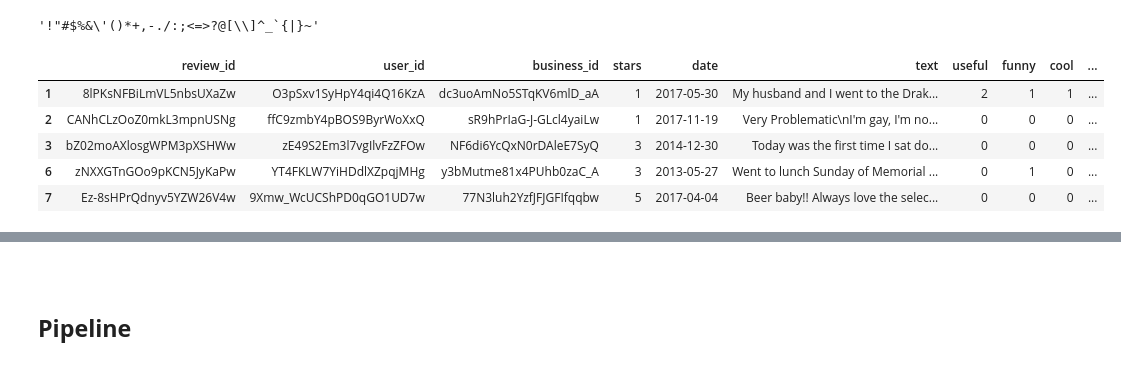
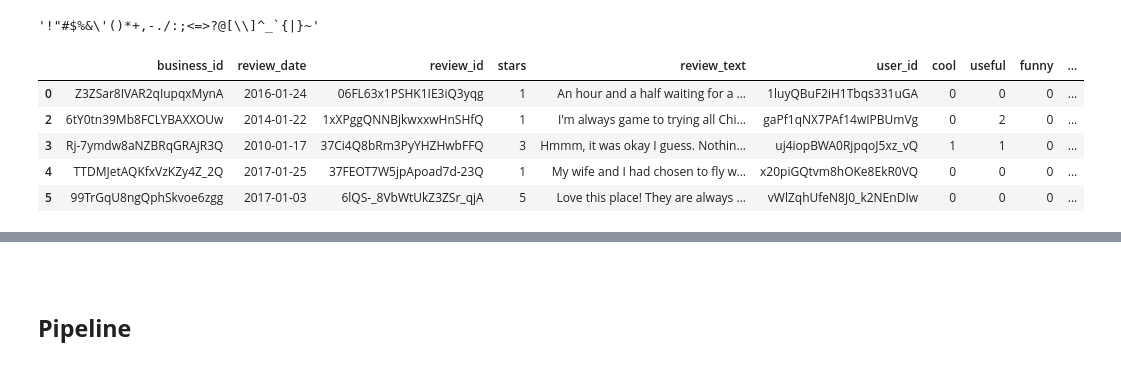
Before and after one commit to karenbennis/Xy, a Jupyter notebook: ml_model_1_3_5_stars_classification.ipynb, the cells around one changed output, grey strips where cells are left out. Saved outputs shown, nothing was run; the diff lists cells and outputs as text; code cells hidden in the pictures.

```diff
--- a/ml_model_1_3_5_stars_classification.ipynb
+++ b/ml_model_1_3_5_stars_classification.ipynb
@@ -97,0 +144,7 @@ pandas_df.head()
+# %%
+# Join review_df2 and business_df2
+review_df2 = review_df2.join(business_df2, on="review_id", how="inner")
+# %%
+# Join review_df2 and user_df2
+review_df2 = review_df2.join(user_df2, on="review_id", how="inner")
+review_df2.show(5)
@@ -97,0 +162,6 @@ pandas_df.head()
+# %%
+# Create DF with selected columns
+
+col_list = ['business_id', 'review_date', 'review_id', 'stars', 'review_text', 'user_id', 'cool', 'useful', 'funny']
+df = review_df2.select(col_list)
+df.show(5)
@@ -97,0 +179,6 @@ pandas_df.head()
+# %%
+import pandas as pd
+
+# Convert df to a pandas df
+pandas_df = df.select('*').toPandas()
+pandas_df.head()
@@ -120,21 +214,21 @@ string.punctuation
 # %%
 # Function to remove Punctuation
 def remove_punct(text):
 
   # Discard all punctuations
   text_nopunct = ''.join([char for char in text if char not in string.punctuation])
   return text_nopunct
 
-pandas_df['body_text_clean'] = pandas_df['text'].apply(lambda x: remove_punct(x))
+pandas_df['body_text_clean'] = pandas_df['review_text'].apply(lambda x: remove_punct(x))
 
 pandas_df.head()
 # %% [output]
-|  | review_id | user_id | business_id | stars | date | text | useful | funny | cool | ... |
-| 1 | 8lPKsNFBiLmVL5nbsUXaZw | O3pSxv1SyHpY4qi4Q16KzA | dc3uoAmNo5STqKV6mlD_aA | 1 | 2017-05-30 | My husband and I went to the Drak... | 2 | 1 | 1 | ... |
-| 2 | CANhCLzOoZ0mkL3mpnUSNg | ffC9zmbY4pBOS9ByrWoXxQ | sR9hPrIaG-J-GLcl4yaiLw | 1 | 2017-11-19 | Very Problematic\nI'm gay, I'm no... | 0 | 0 | 0 | ... |
-| 3 | bZ02moAXlosgWPM3pXSHWw | zE49S2Em3l7vgIlvFzZFOw | NF6di6YcQxN0rDAleE7SyQ | 3 | 2014-12-30 | Today was the first time I sat do... | 0 | 0 | 0 | ... |
-| 6 | zNXXGTnGOo9pKCN5JyKaPw | YT4FKLW7YiHDdlXZpqjMHg | y3bMutme81x4PUhb0zaC_A | 3 | 2013-05-27 | Went to lunch Sunday of Memorial ... | 0 | 1 | 0 | ... |
-| 7 | Ez-8sHPrQdnyv5YZW26V4w | 9Xmw_WcUCShPD0qGO1UD7w | 77N3luh2YzfJFJGFIfqqbw | 5 | 2017-04-04 | Beer baby!! Always love the selec... | 0 | 0 | 0 | ... |
+|  | business_id | review_date | review_id | stars | review_text | user_id | cool | useful | funny | ... |
+| 0 | Z3ZSar8IVAR2qIupqxMynA | 2016-01-24 | 06FL63x1PSHK1IE3iQ3yqg | 1 | An hour and a half waiting for a ... | 1luyQBuF2iH1Tbqs331uGA | 0 | 0 | 0 | ... |
+| 2 | 6tY0tn39Mb8FCLYBAXXOUw | 2014-01-22 | 1xXPggQNNBjkwxxwHnSHfQ | 1 | I'm always game to trying all Chi... | gaPf1qNX7PAf14wIPBUmVg | 0 | 2 | 0 | ... |
+| 3 | Rj-7ymdw8aNZBRqGRAjR3Q | 2010-01-17 | 37Ci4Q8bRm3PyYHZHwbFFQ | 3 | Hmmm, it was okay I guess. Nothin... | uj4iopBWA0RjpqoJ5xz_vQ | 1 | 1 | 0 | ... |
+| 4 | TTDMJetAQKfxVzKZy4Z_2Q | 2017-01-25 | 37FEOT7W5jpApoad7d-23Q | 1 | My wife and I had chosen to fly w... | x20piGQtvm8hOKe8EkR0VQ | 0 | 0 | 0 | ... |
+| 5 | 99TrGqU8ngQphSkvoe6zgg | 2017-01-03 | 6lQS-_8VbWtUkZ3ZSr_qjA | 5 | Love this place! They are always ... | vWlZqhUfeN8J0_k2NEnDIw | 0 | 0 | 0 | ... |
 # %%
 # Import re
 import re
```
Also changed, not shown: parts of 25 cells of this notebook.
